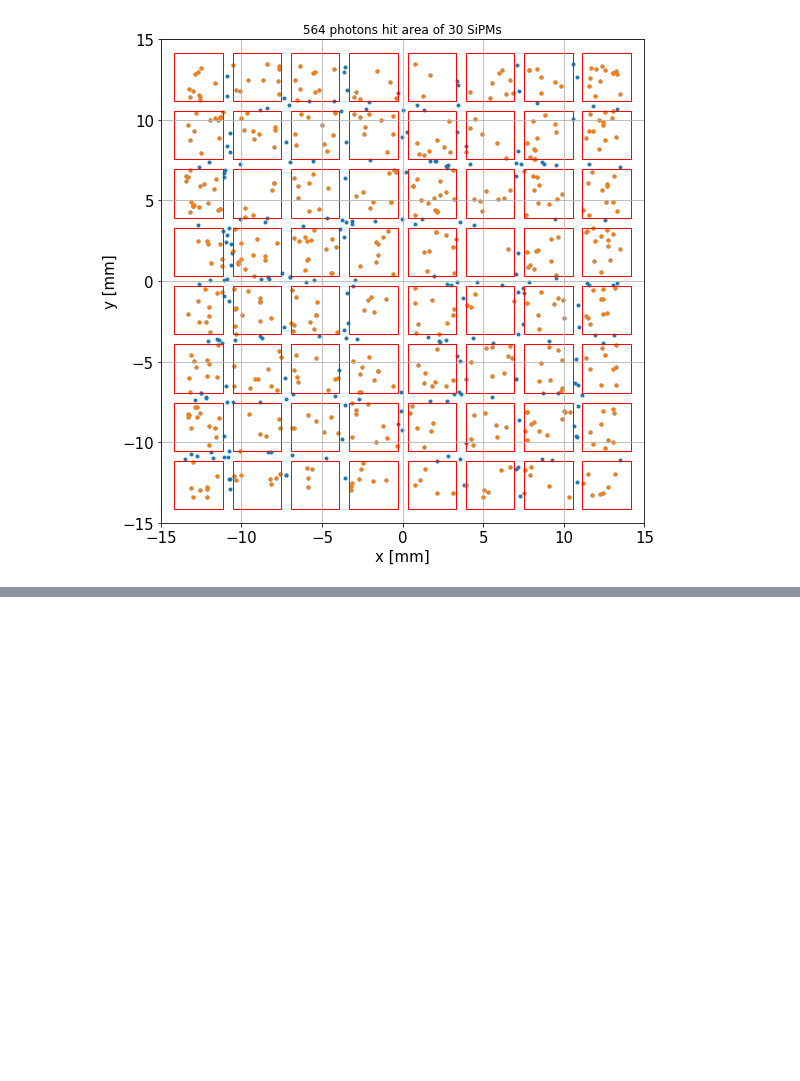
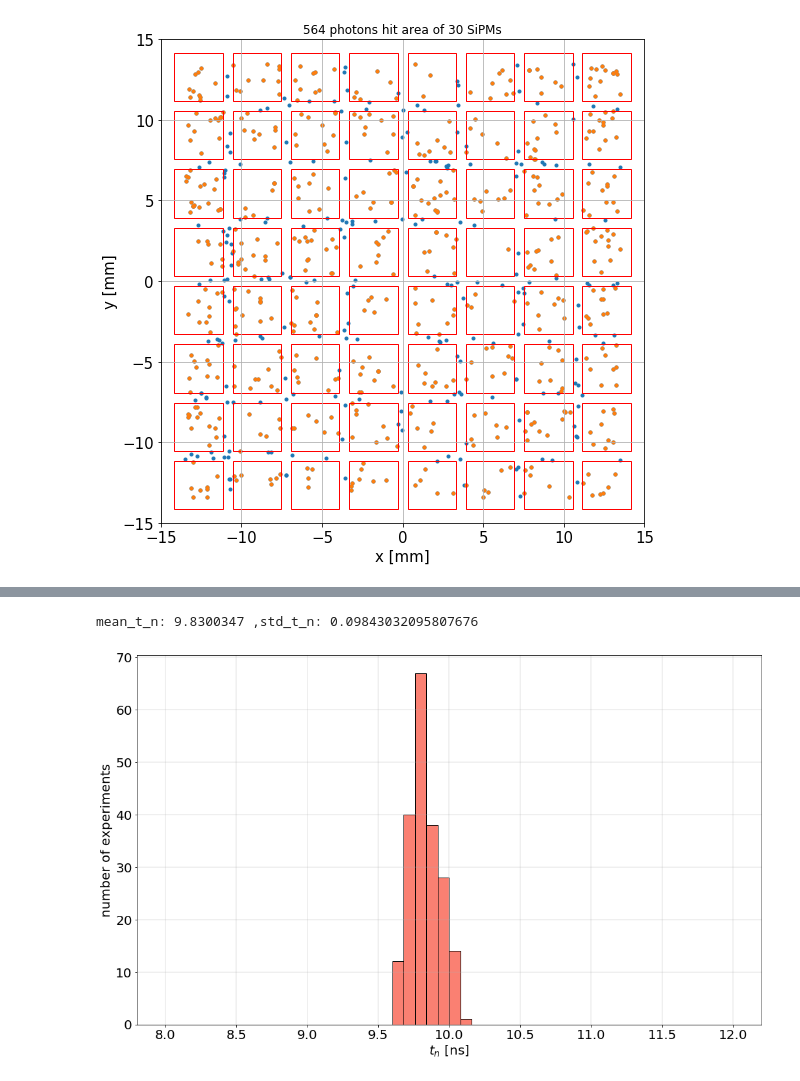
Before and after one commit to erezcoh4/DuSciHodSim, a Jupyter notebook: DuSH_v9/mac/First prototype at TAU/FirstPrototypeAtTAU.ipynb, the cells around one changed output, grey strips where cells are left out. Drawn from its saved outputs; the diff is of its cells as text; code cells hidden in the pictures; blank space fills up the shorter version.

```diff
--- a/DuSH_v9/mac/First prototype at TAU/FirstPrototypeAtTAU.ipynb
+++ b/DuSH_v9/mac/First prototype at TAU/FirstPrototypeAtTAU.ipynb
@@ -130,0 +149,8 @@ xSiPMs[2] - xSiPMs[1]
+# %%
+NPhotonsThreshold=5
+t_n = [];
+for repIdx in np.arange(1,201,1):#{
+    [InSiPM,PhotonsInExit] = ComputeNPhotonsArrivingAtWGmarginExit(WGname='WG_side27mm_length200_margin3cm',repIdx=repIdx);
+    t_n.append( ProtonDetectionTime(InSiPM, NPhotonsThreshold=NPhotonsThreshold, fdebug=0 ) );
+#}
+t_n
@@ -130,0 +175,16 @@ xSiPMs[2] - xSiPMs[1]
+# %%
+# distribution of the detection times
+mean_t_n = np.mean(t_n)
+std_t_n = np.std(t_n)
+
+figure,ax = plt.subplots(figsize=(14.5,9));
+h = plt.hist( t_n , bins=np.linspace(8,12,51), facecolor='salmon', edgecolor='black')
+ax.set_xlabel('$t_{n}$ [ns]',fontsize=20);
+ax.set_ylabel('number of experiments',fontsize=20);
+set_axes_fontsize(ax,20)
+ax.grid(linewidth=0.4)
+plt.tight_layout()
+print 'mean_t_n:',mean_t_n,',std_t_n:',std_t_n
+# %% [output]
+mean_t_n: 9.8300347 ,std_t_n: 0.09843032095807676
+[figure, added]
```
Also changed, not shown: parts of 8 cells of this notebook.
